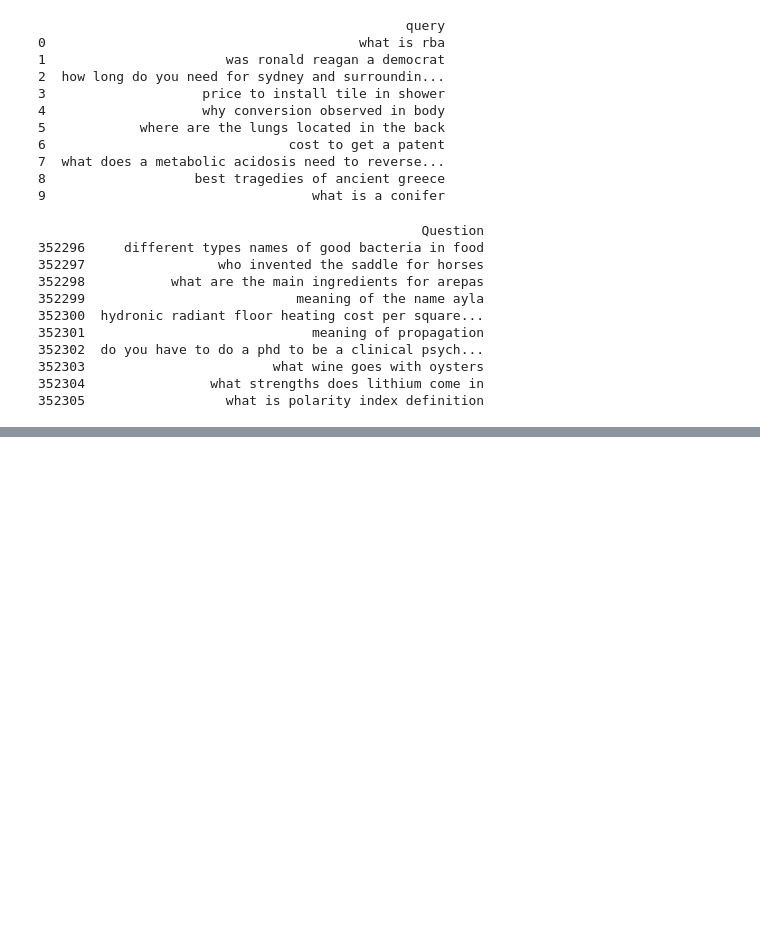
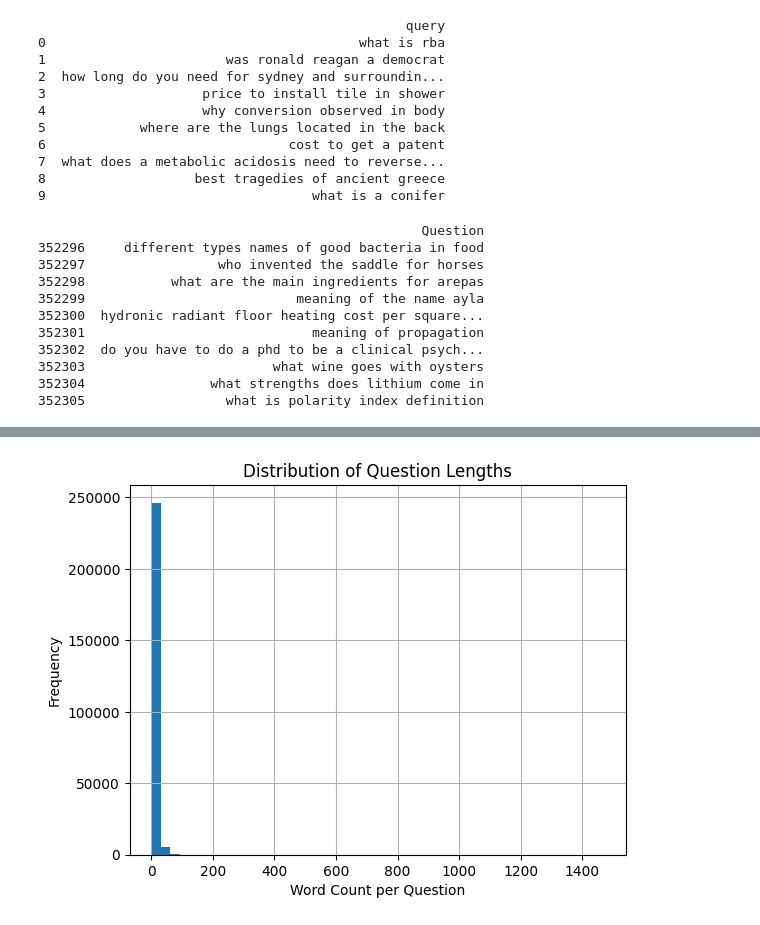
Before and after one commit to M-Prajana/BA, a Jupyter notebook: text_data.ipynb, the cells around one changed output, grey strips where cells are left out. Saved outputs shown, nothing was run; the diff lists cells and outputs as text; code cells hidden in the pictures; blank space fills up the shorter version.

```diff
--- a/text_data.ipynb
+++ b/text_data.ipynb
@@ -247,0 +277,9 @@ print(df_all.tail(10))
+# %%
+df.drop_duplicates(subset=["Question"], inplace=True)
+# %%
+df.dropna(subset=["Question"], inplace=True)
+# %%
+import re
+df["Question_lower"] = df["Question"].str.lower()
+df["cleaned_question"] = df["Question_lower"].apply(lambda x: re.sub(r"[^a-zA-Z0-9\s]", "", str(x)))
+df.head(10)
@@ -247,0 +298,13 @@ print(df_all.tail(10))
+# %%
+df = df[df["cleaned_question"].str.split().str.len() > 3]   # keep >3 words
+# %%
+import matplotlib.pyplot as plt
+#plotting word counts
+df["word_count"] = df["cleaned_question"].str.split().str.len()
+df["word_count"].hist(bins=50)
+plt.xlabel("Word Count per Question")
+plt.ylabel("Frequency")
+plt.title("Distribution of Question Lengths")
+plt.show()
+# %% [output]
+[figure, added]
```
Also changed, not shown: parts of 3 cells of this notebook.
